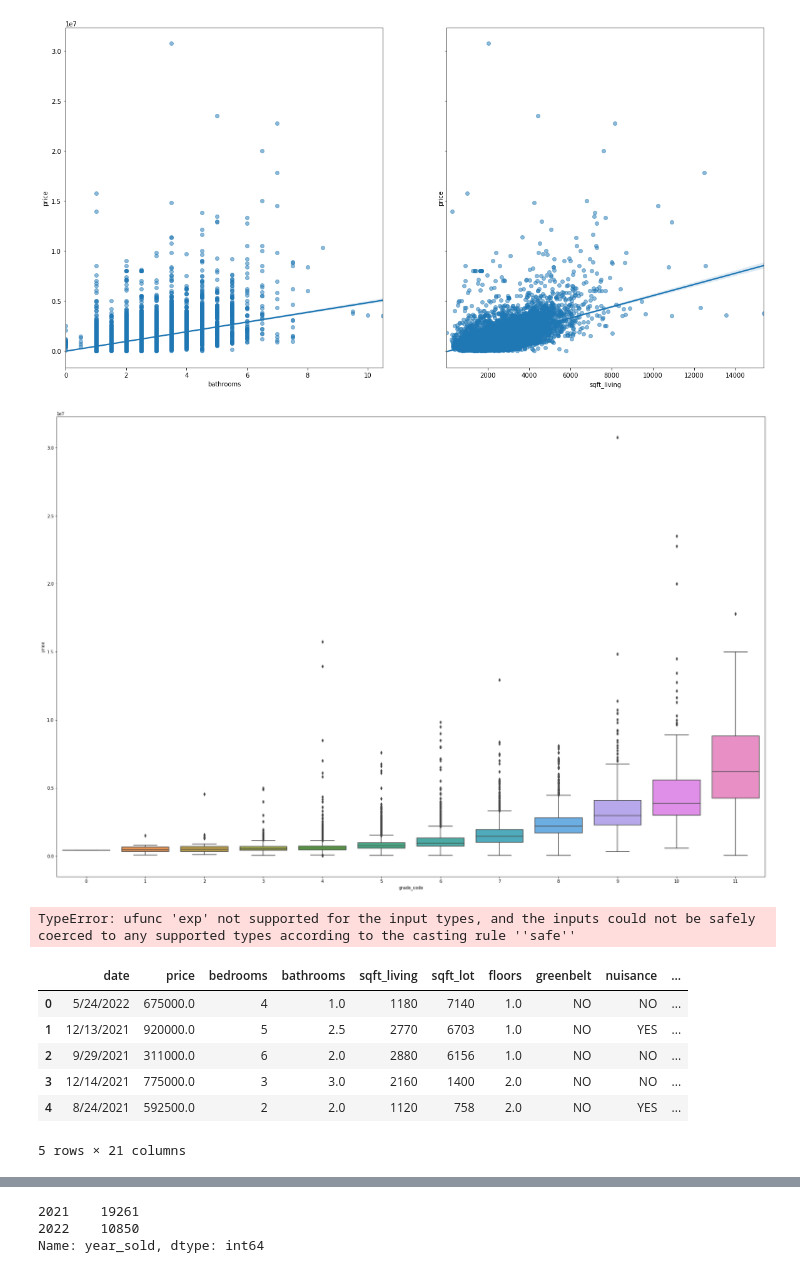
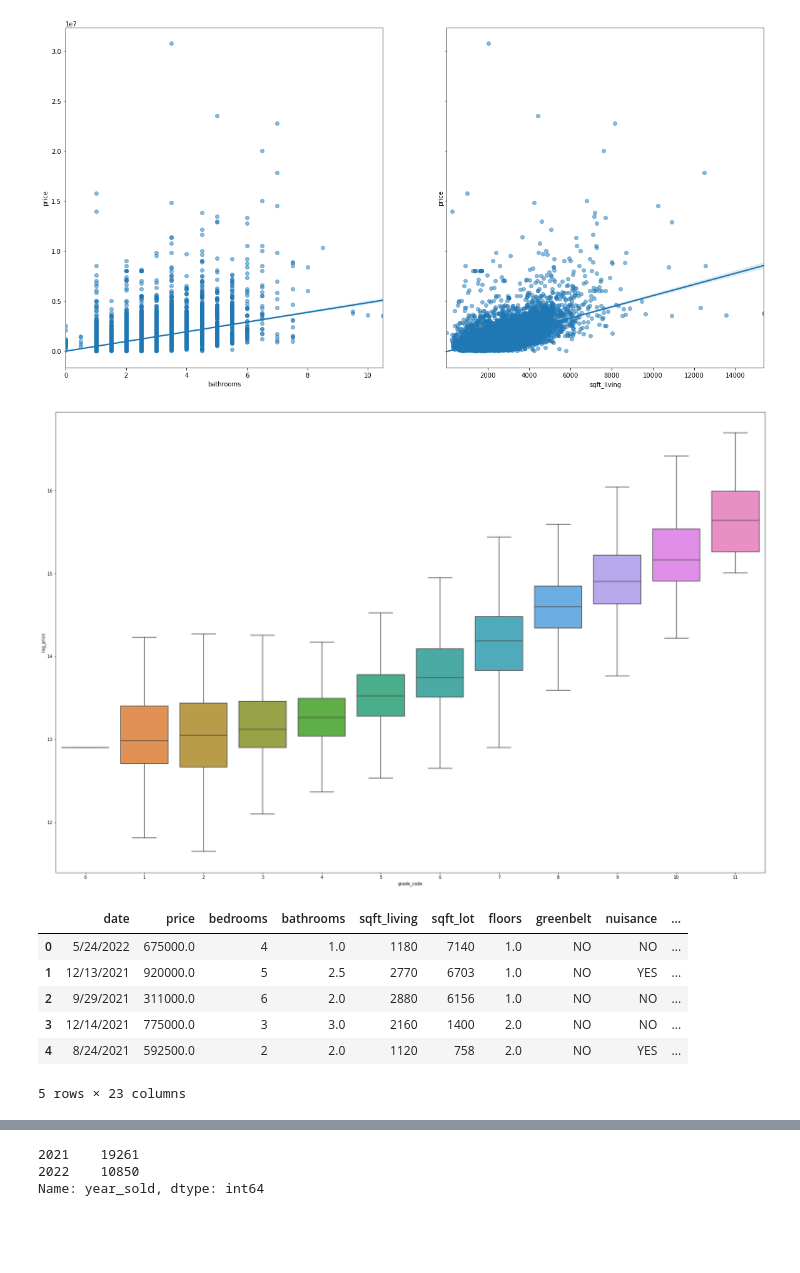
Before and after one commit to Kellyajara/RealEstate-Classification, a Jupyter notebook: Laibah-PH2.ipynb, the cells around one changed output, grey strips where cells are left out. Saved outputs shown, nothing was run; the diff lists cells and outputs as text; code cells hidden in the pictures; blank space fills up the shorter version.

```diff
--- a/Laibah-PH2.ipynb
+++ b/Laibah-PH2.ipynb
@@ -210,3 +210,4 @@ heatmap = sns.heatmap(housing_df.corr(), mask=mask, vmin=-1, vmax=1, annot=True)
 [figure]
 # %%
 housing_df["price_per_sqft"] = housing_df["price"]/ housing_df["sqft_living"]
+housing_df["price_per_sqft"] = housing_df["price"]/ housing_df["sqft_living"]
@@ -232,0 +214,3 @@ memory usage: 4.2+ MB
+# %%
+housing_df['house_age'] = pd.to_datetime(housing_df['date']).dt.year - housing_df['yr_built']
+housing_df
@@ -233,6 +231,6 @@ memory usage: 4.2+ MB
 # %%
 
-numerical = ["price", "bedrooms", "bathrooms", "sqft_living", "floors", "sqft_above", "yr_built", "price_per_sqft", ]
+numerical = ["price", "bedrooms", "bathrooms", "sqft_living", "floors", "sqft_above", "house_age", "price_per_sqft", ]
 # %%
 g = sns.barplot(data = housing_df,x = "bathrooms", y="price_per_sqft")
 g.set(title="Histogram of Sale Price/ sqft")
@@ -255,7 +253,7 @@ Kurtosis: 29149.434780108808
 ### The more skewed the data, the less accurate the prediction model will be.
 ### High kurtosis represents heavy tails meaning more outliers
 # %%
-fig, axes = plt.subplots(5, 4, sharey=True, figsize=(20,20))
+fig, axes = plt.subplots(2, 4, sharey=True, figsize=(20,20))
 axes = np.ravel(axes)
 for i in range(len(numerical)):
     sns.scatterplot(data=housing_df, x=numerical[i], y= "price", ax=axes[i])
@@ -270,23 +268,14 @@ plt.show()
 # %% [output]
 [figure]
 # %%
+housing_df['log_price'] = np.log(housing_df['price'])
 ordinal_features_to_plot = ["grade_code"]
 fig, axes = plt.subplots( sharey=True, figsize=(30, 20))
 axes = np.ravel(axes)
 for i in range(len(ordinal_features_to_plot)):
-    sns.boxplot(data=housing_df, x=ordinal_features_to_plot[i], y="price", ax=axes[i])
+    sns.boxplot(data=housing_df, x=ordinal_features_to_plot[i], y="log_price", ax=axes[i], showfliers = False)
 # %% [output]
-[figure, old version]
+[figure, new version]
-# %%
-import math
-ordinal_features_to_plot = np.exp("grade_code")
-fig, axes = plt.subplots( sharey=True, figsize=(30, 20))
-axes = np.ravel(axes)
-x = ordinal_features_to_plot
-for i in range(len(ordinal_features_to_plot)):
-    sns.boxplot(data=housing_df, x= ordinal_features_to_plot[i], y="price", ax=axes[i])
-# %% [output]
-TypeError: ufunc 'exp' not supported for the input types, and the inputs could not be safely coerced to any supported types according to the casting rule ''safe''
 # %%
 housing_df["Date"] = pd.to_datetime(housing_df["date"]).dt.date
 # %%
@@ -298,7 +287,7 @@ housing_df.head()
 | 2 | 9/29/2021 | 311000.0 | 6 | 2.0 | 2880 | 6156 | 1.0 | NO | NO | ... |
 | 3 | 12/14/2021 | 775000.0 | 3 | 3.0 | 2160 | 1400 | 2.0 | NO | NO | ... |
 | 4 | 8/24/2021 | 592500.0 | 2 | 2.0 | 1120 | 758 | 2.0 | NO | YES | ... |
-5 rows × 21 columns
+5 rows × 23 columns
 # %%
 housing_df['year_sold'] = pd.DatetimeIndex(housing_df['Date']).year
 # %%
```
Also changed, not shown: parts of 7 cells of this notebook, 1 other file.
